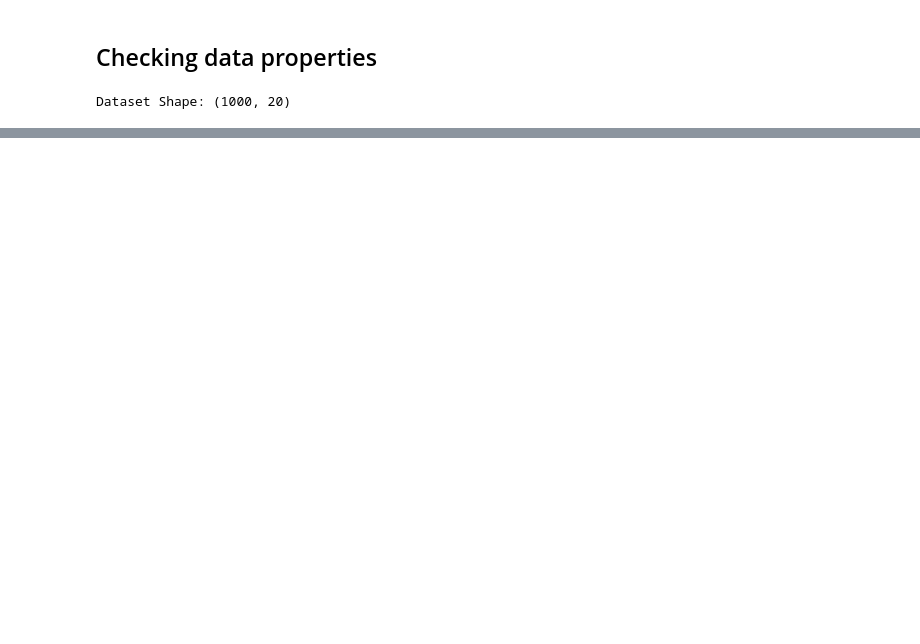
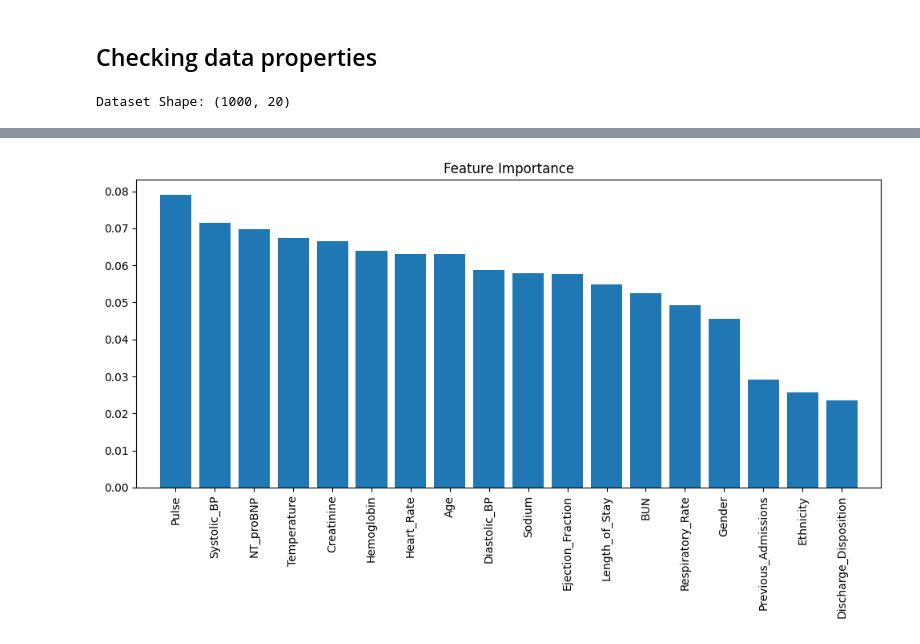
Before and after one commit to Phionanamugga/Heart_Failure_ReAdmission_Predicition, a Jupyter notebook: readmission.ipynb, the cells around one changed output, grey strips where cells are left out. Cells and saved outputs as stored; diff of their text form; code cells hidden in the pictures; blank space fills up the shorter version.

```diff
--- a/readmission.ipynb
+++ b/readmission.ipynb
@@ -146,0 +191,17 @@ def train_model(X, y):
+# %%
+# Splitting the dataset into training and testing sets
+X_train, X_test, y_train, y_test = train_test_split(X_resampled, y_resampled, test_size=0.2, random_state=42)
+# %%
+# Scaling the features
+scaler = StandardScaler()
+X_train = scaler.fit_transform(X_train)
+X_test = scaler.transform(X_test)
+# %%
+# Imputing missing values
+imputer = SimpleImputer(strategy='mean')
+X_train = imputer.fit_transform(X_train)
+X_test = imputer.transform(X_test)
+# %%
+# Training the Random Forest Classifier
+rf = RandomForestClassifier(n_estimators=100, random_state=42)
+rf.fit(X_train, y_train)
@@ -146,0 +233,15 @@ def train_model(X, y):
+# %%
+# Feature Importance
+importances = rf.feature_importances_
+feature_names = X.columns
+indices = np.argsort(importances)[::-1]
+# Plotting Feature Importance
+plt.figure(figsize=(10, 6))
+plt.title("Feature Importance")
+plt.bar(range(X.shape[1]), importances[indices], align="center")
+plt.xticks(range(X.shape[1]), feature_names[indices], rotation=90)
+plt.xlim([-1, X.shape[1]])
+plt.tight_layout()
+plt.show()
+# %% [output]
+[figure, added]
```
Also changed, not shown: parts of 36 cells of this notebook.
